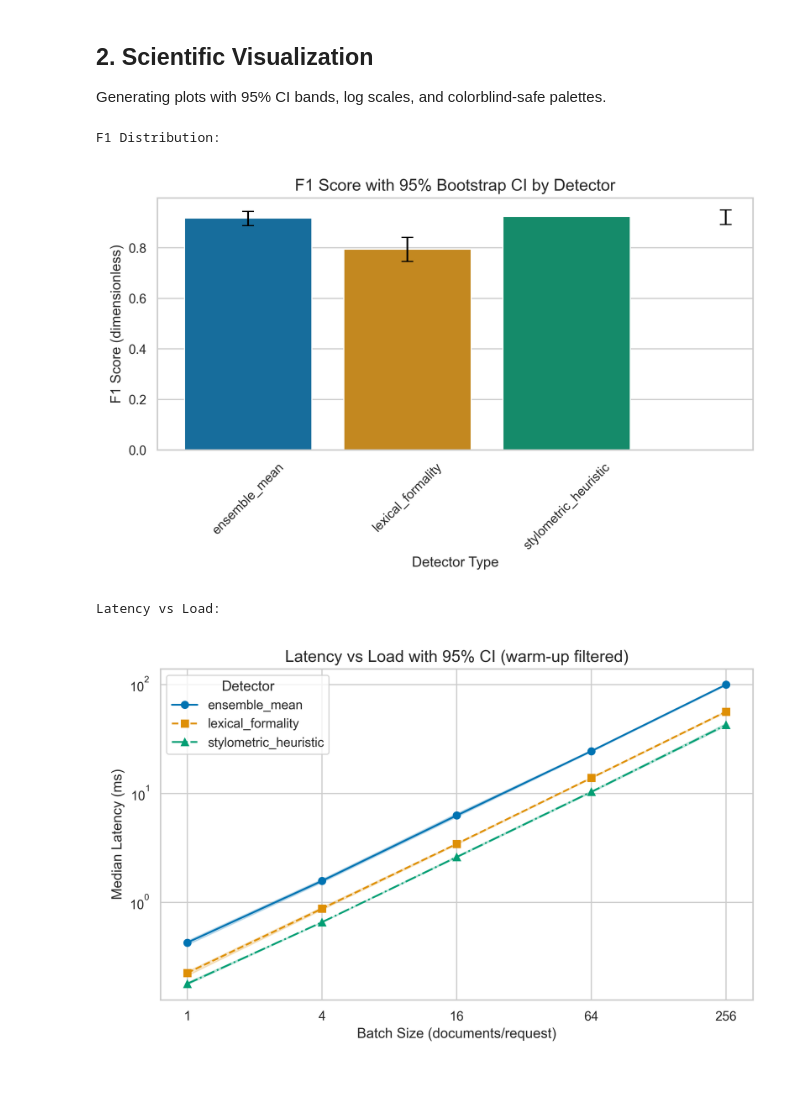
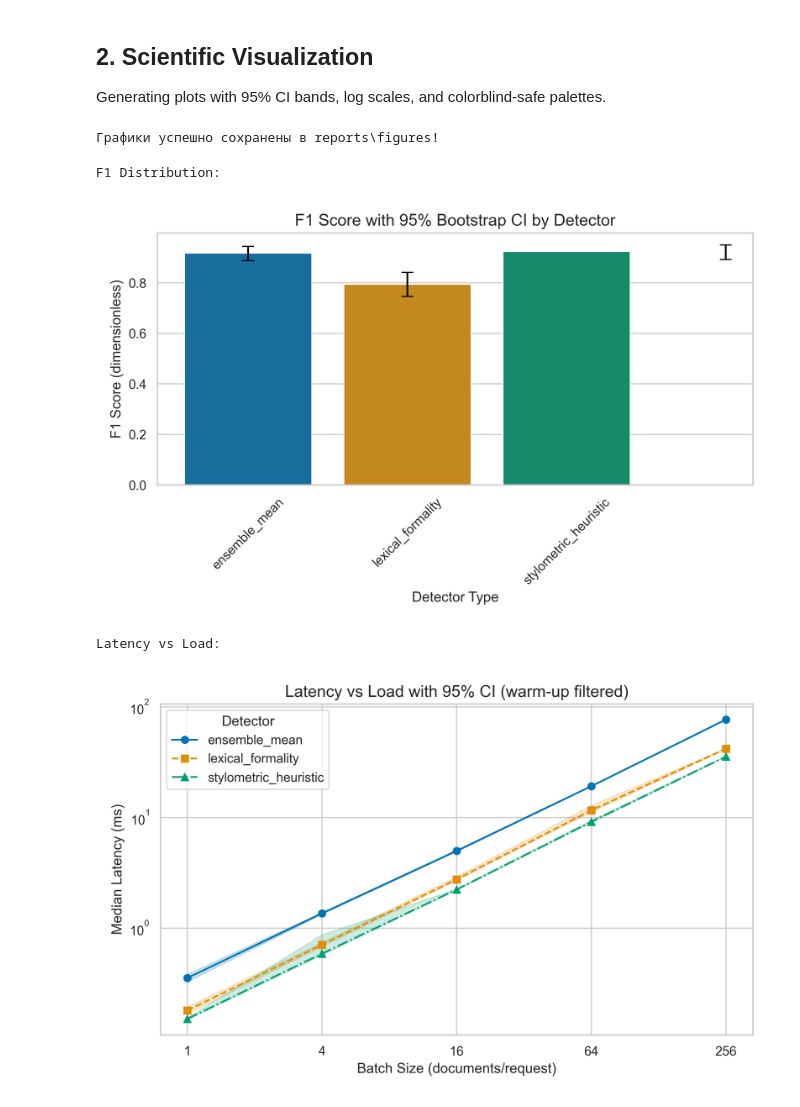
Before and after one commit to akinayat-stack/Evaluating-the-Effectiveness-of-AI-Text-Detectors-in-Academic-Writing, a Jupyter notebook: notebooks/01_data_analysis.ipynb, the cells around one changed output. Saved outputs shown, nothing was run; the diff lists cells and outputs as text; code cells hidden in the pictures.

Commit message:
Update latency vs load figures: revised PDF and PNG files for improved clarity and accuracy

```diff
--- a/notebooks/01_data_analysis.ipynb
+++ b/notebooks/01_data_analysis.ipynb
@@ -6,6 +6,11 @@ import numpy as np
 import pandas as pd
 import subprocess
 import sys
+from pathlib import Path
+
+PROJECT_ROOT = Path.cwd()
+if not (PROJECT_ROOT / "src").exists():
+    PROJECT_ROOT = PROJECT_ROOT.parent
 
 np.random.seed(42)
 print("Random seed fixed to 42.")
@@ -33,16 +55,18 @@ metrics[["detector", "f1", "f1_ci95_lo", "f1_ci95_hi", "fpr_human"]]
 Generating plots with 95% CI bands, log scales, and colorblind-safe palettes.
 # %%
 import subprocess
-result = subprocess.run(["python", "src/visualize.py"], capture_output=True, text=True)
+result = subprocess.run([sys.executable, str(PROJECT_ROOT / "src/visualize.py")], capture_output=True, text=True, cwd=PROJECT_ROOT, check=True)
 print(result.stdout)
+# %% [output]
+Графики успешно сохранены в reports\figures!
 # %%
 from IPython.display import Image, display
 print("F1 Distribution:")
-display(Image(filename=r"C:\Users\Abulg\Downloads\Evaluating-the-Effectiveness-of-AI-Text-Detectors-in-Academic-Writing\reports\figures\fig1_distribution_boxplot.png"))
+display(Image(filename=str(PROJECT_ROOT / "reports/figures/fig1_distribution_boxplot.png")))
 print("Latency vs Load:")
-display(Image(filename=r"C:\Users\Abulg\Downloads\Evaluating-the-Effectiveness-of-AI-Text-Detectors-in-Academic-Writing\reports\figures\fig2_latency_vs_load.png"))
+display(Image(filename=str(PROJECT_ROOT / "reports/figures/fig2_latency_vs_load.png")))
 # %% [output]
 F1 Distribution:
 [figure]
 Latency vs Load:
-[figure, old version]
+[figure, new version]
```
Also changed, not shown: parts of 2 cells of this notebook, 3 other files.
